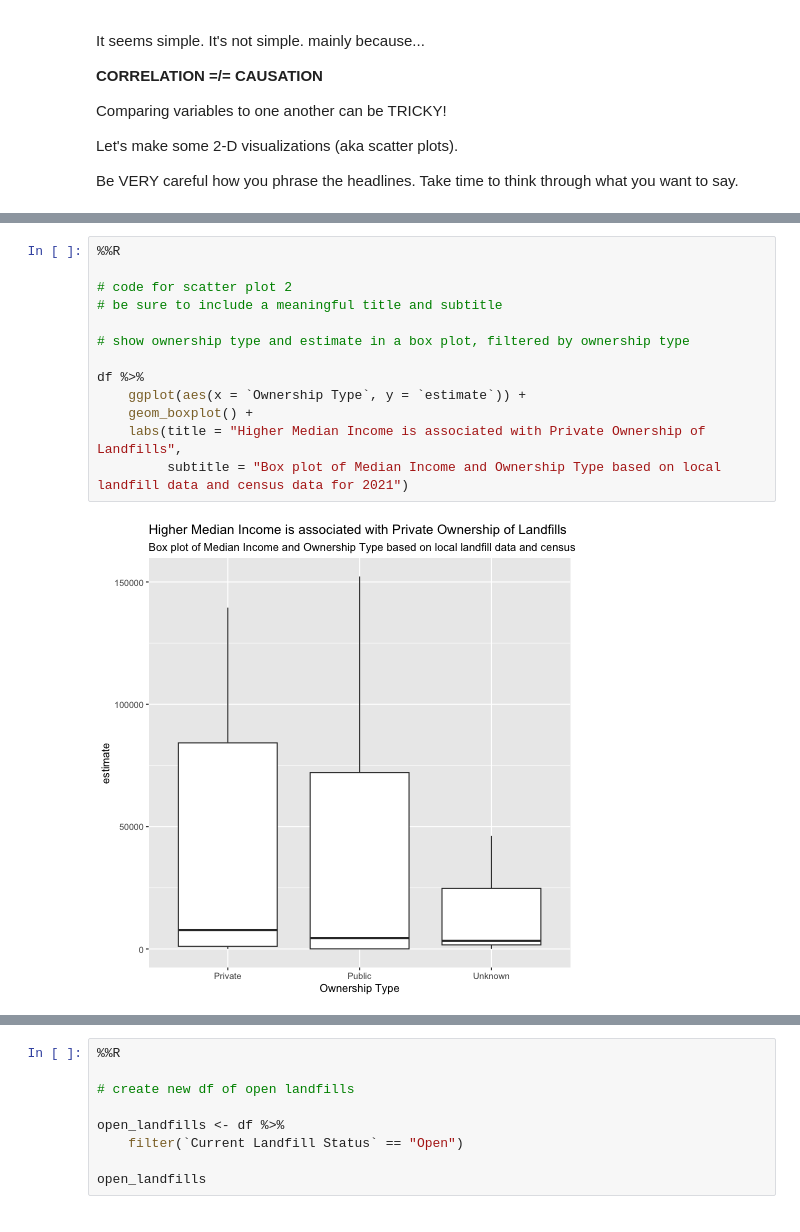
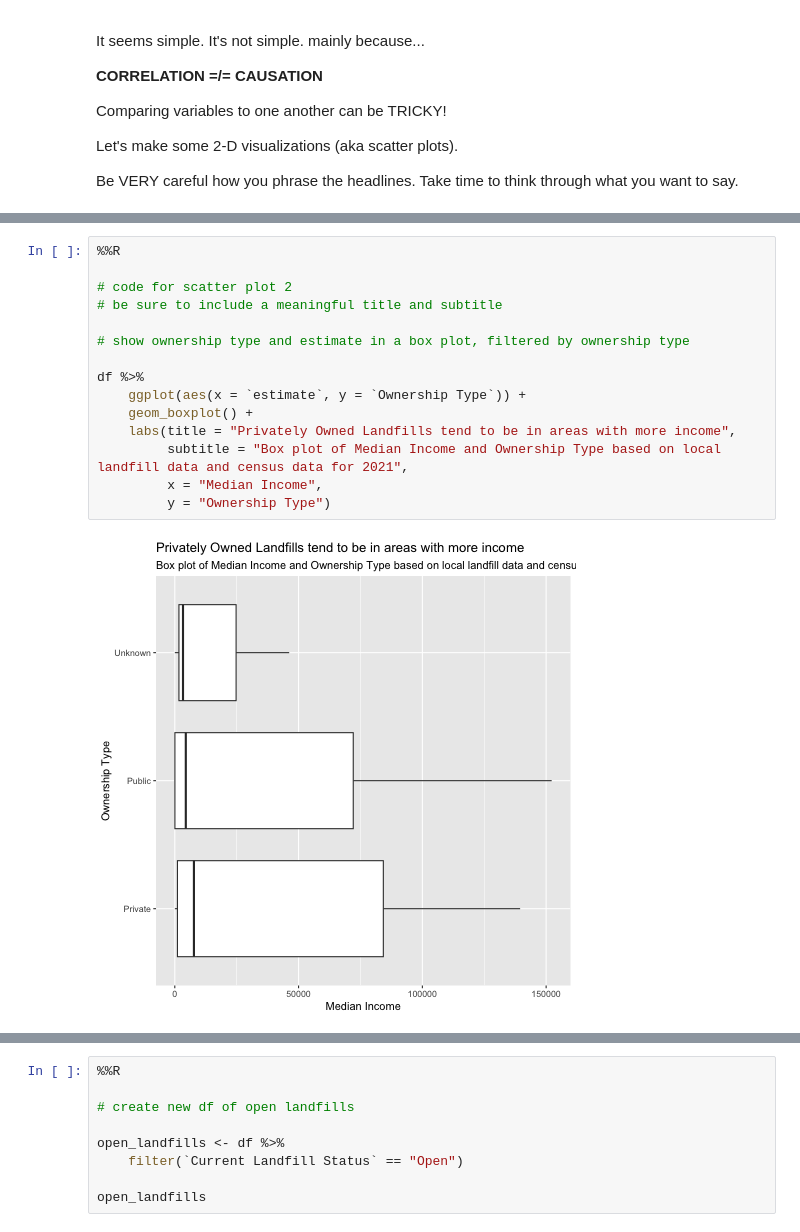
Before and after one commit to katrventura/connect-to-census, a Jupyter notebook: scatterplots.ipynb, the cells around one changed output, grey strips where cells are left out. Cells and saved outputs as stored; diff of their text form.

```diff
--- a/scatterplots.ipynb
+++ b/scatterplots.ipynb
@@ -123,18 +125,20 @@ df %>%
 # %%
 %%R
 
 # code for scatter plot 2
 # be sure to include a meaningful title and subtitle
 
 # show ownership type and estimate in a box plot, filtered by ownership type
 
 df %>%
-    ggplot(aes(x = `Ownership Type`, y = `estimate`)) +
+    ggplot(aes(x = `estimate`, y = `Ownership Type`)) +
     geom_boxplot() +
-    labs(title = "Higher Median Income is associated with Private Ownership of Landfills",
-         subtitle = "Box plot of Median Income and Ownership Type based on local landfill data and census data for 2021")
+    labs(title = "Privately Owned Landfills tend to be in areas with more income",
+         subtitle = "Box plot of Median Income and Ownership Type based on local landfill data and census data for 2021",
+         x = "Median Income",
+         y = "Ownership Type")
 # %% [output]
-[figure, old version]
+[figure, new version]
 # %%
 %%R
 
```
Also changed, not shown: parts of 2 cells of this notebook, 3 other files.
